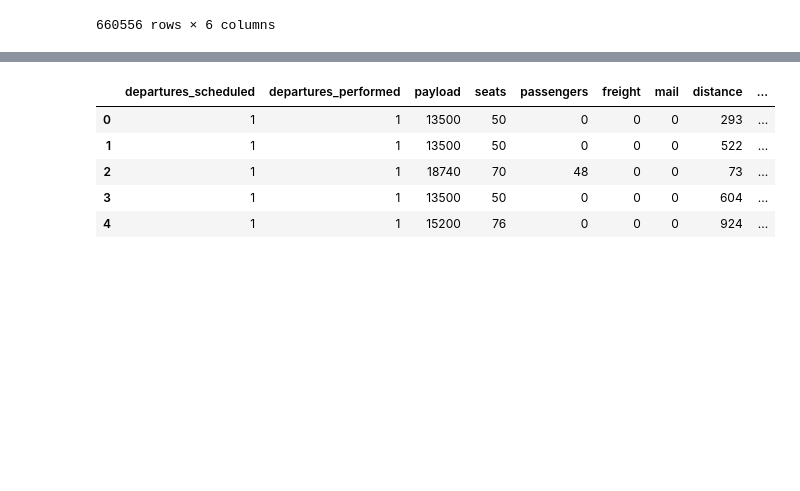
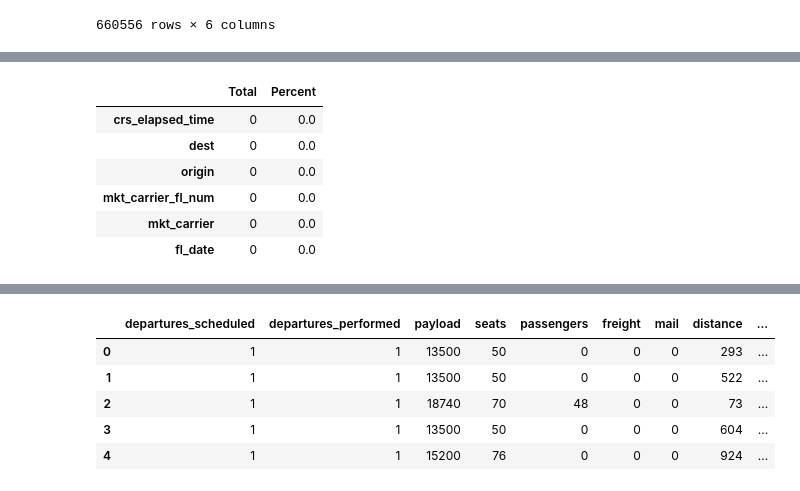
Before and after one commit to CamStevens15/Flight_Prediction_project, a Jupyter notebook: exploratory_analysis.ipynb, the cells around one changed output, grey strips where cells are left out. Cells and saved outputs as stored; diff of their text form; code cells hidden in the pictures; blank space fills up the shorter version.

```diff
--- a/exploratory_analysis.ipynb
+++ b/exploratory_analysis.ipynb
@@ -25,10 +25,10 @@ import pandas as pd
 df = pd.read_csv (r'/Users/cameronstevens/Documents/Midterm_project/flights_test.csv')
 #prints full flights_tests dataframe will all columns
 #print (df)
-flight_test_df = df[['fl_date', 'mkt_carrier', 'mkt_carrier_fl_num', 'origin', 'dest', 'crs_elapsed_time']]
+df_flight_test = df[['fl_date', 'mkt_carrier', 'mkt_carrier_fl_num', 'origin', 'dest', 'crs_elapsed_time']]
 #sows new dataframe with selected features
 
-flight_test_df
+df_flight_test
 # %% [output]
 |  | fl_date | mkt_carrier | mkt_carrier_fl_num | origin | dest | crs_elapsed_time |
 | 0 | 2020-01-01 00:00:00 | WN | 5888 | ONT | SFO | 95 |
@@ -58,3 +58,17 @@ flight_test_df.describe()
+# %%
+#missing values in flight dataframe
+total_flight_test = df_flight_test.isnull().sum().sort_values(ascending=False)
+percent_flight_test = (df_flight_test.isnull().sum()/df_flight_test.isnull().count()).sort_values(ascending=False)
+missing_data_flight_test = pd.concat([total_flight_test, percent_flight_test], axis=1, keys=['Total', 'Percent'])
+missing_data_flight_test.head(20)
+# %% [output]
+|  | Total | Percent |
+| crs_elapsed_time | 0 | 0.0 |
+| dest | 0 | 0.0 |
+| origin | 0 | 0.0 |
+| mkt_carrier_fl_num | 0 | 0.0 |
+| mkt_carrier | 0 | 0.0 |
+| fl_date | 0 | 0.0 |
 # %%
 df_flights = pd.read_csv (r'/Users/cameronstevens/Documents/Midterm_project/flights.csv')
 #prints full flights dataframe will all columns
```
Also changed, not shown: parts of 6 cells of this notebook.
